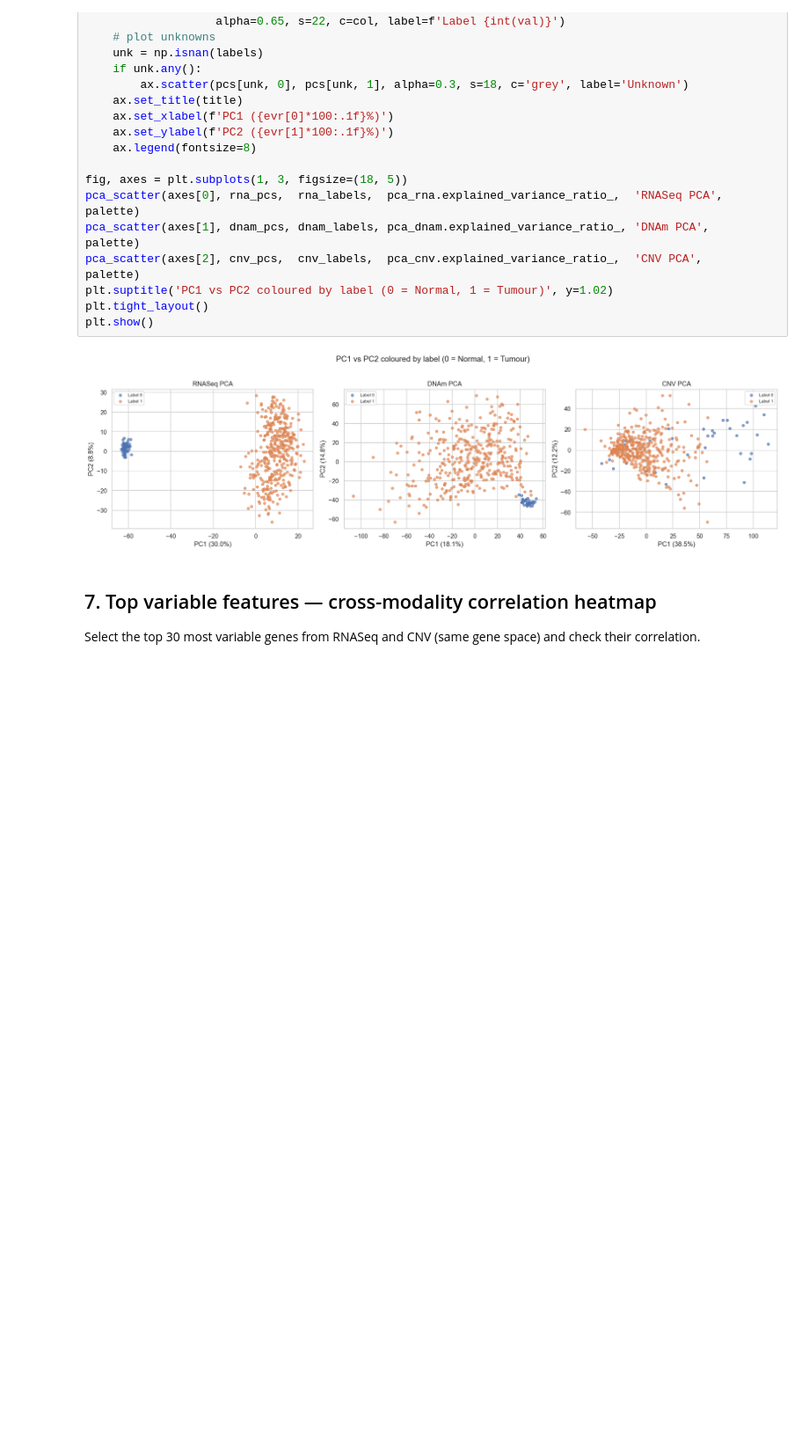
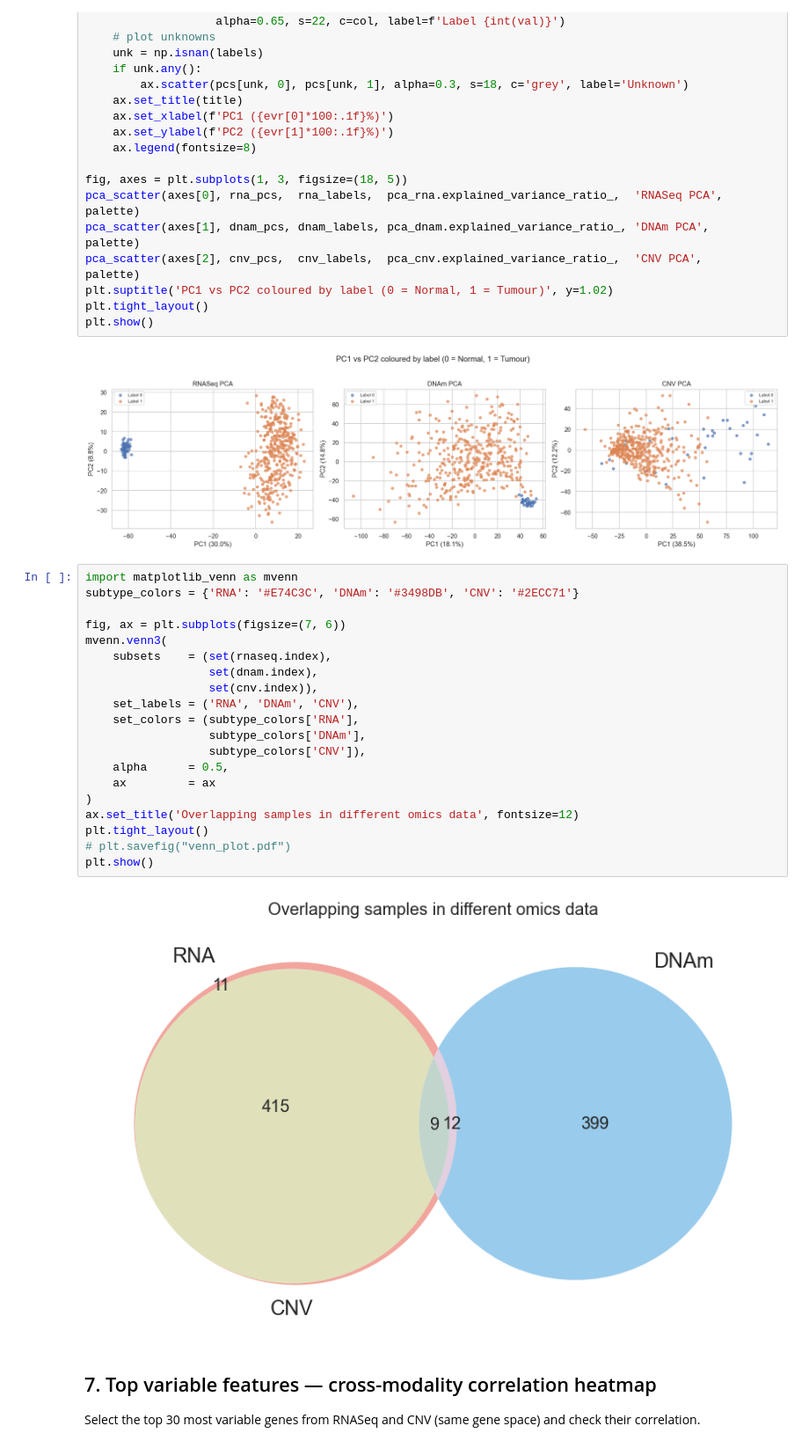
Before and after one commit to zyqqqq0122/CompSysBio2026, a Jupyter notebook: data_exploration_full_pipeline.ipynb, the cells around one changed output. Shown at 88% size. Drawn from its saved outputs; the diff is of its cells as text; blank space fills up the shorter version.

```diff
--- a/data_exploration_full_pipeline.ipynb
+++ b/data_exploration_full_pipeline.ipynb
@@ -799,6 +807,28 @@ plt.tight_layout()
 plt.show()
 # %% [output]
 [figure]
+# %%
+import matplotlib_venn as mvenn
+subtype_colors = {'RNA': '#E74C3C', 'DNAm': '#3498DB', 'CNV': '#2ECC71'}
+
+fig, ax = plt.subplots(figsize=(7, 6))
+mvenn.venn3(
+    subsets    = (set(rnaseq.index),
+                  set(dnam.index),
+                  set(cnv.index)),
+    set_labels = ('RNA', 'DNAm', 'CNV'),
+    set_colors = (subtype_colors['RNA'],
+                  subtype_colors['DNAm'],
+                  subtype_colors['CNV']),
+    alpha      = 0.5,
+    ax         = ax
+)
+ax.set_title('Overlapping samples in different omics data', fontsize=12)
+plt.tight_layout()
+# plt.savefig("venn_plot.pdf")
+plt.show()
+# %% [output]
+[figure, added]
 # %% [markdown]
 ## 7. Top variable features — cross-modality correlation heatmap
 
```
Also changed, not shown: parts of 11 cells of this notebook.
